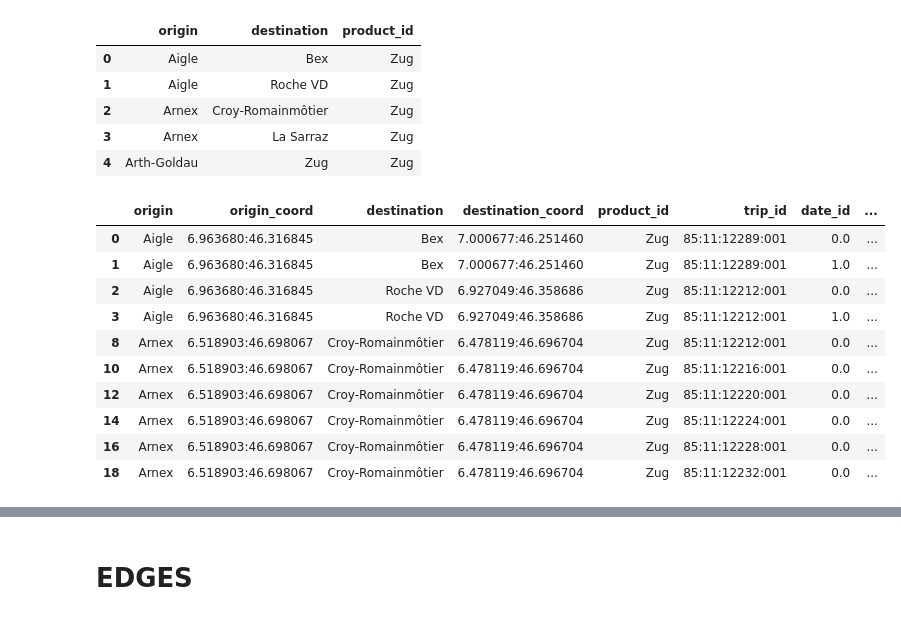
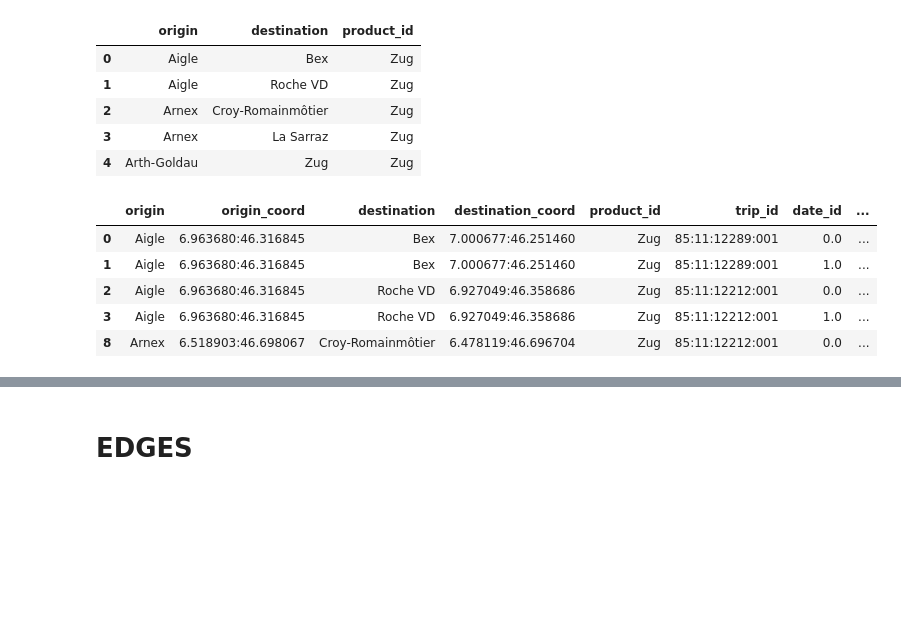
Before and after one commit to mbanga9/DataScience_Labs, a Jupyter notebook: Final-Project-2.ipynb, the cells around one changed output, grey strips where cells are left out. Drawn from its saved outputs; the diff is of its cells as text; code cells hidden in the pictures; blank space fills up the shorter version.

```diff
--- a/Final-Project-2.ipynb
+++ b/Final-Project-2.ipynb
@@ -6,7 +41,7 @@
 ### Load the data published by the Open Data Platform Swiss Public Transport (https://opentransportdata.swiss).
 # %%
 #path on my computer of the files.
-path = "2017-09-test/*.csv"
+path = "2017-09/*.csv"
 # %%
 #useful list
 data = []
@@ -188,7 +217,7 @@ df_schedules.to_pickle('df_schedules')
 # %% [markdown]
 # SCHEDULES
 # %%
-df_partial_schedules = edges.partial_schedules(visu_trips.reset_index())
+df_partial_schedules = schedules.partial_schedules(visu_trips.reset_index())
 # %%
 df_partial_schedules.head()
 # %% [output]
@@ -199,21 +228,16 @@ df_partial_schedules.head()
 | 3 | Arnex | La Sarraz | Zug |
 | 4 | Arth-Goldau | Zug | Zug |
 # %%
-df_schedules = edges.schedules(info_trips.reset_index(), df_partial_schedules)
+df_schedules = schedules.schedules(info_trips.reset_index(), df_partial_schedules)
 # %%
-df_schedules.head(10)
+df_schedules.head()
 # %% [output]
 |  | origin | origin_coord | destination | destination_coord | product_id | trip_id | date_id | ... |
 | 0 | Aigle | 6.963680:46.316845 | Bex | 7.000677:46.251460 | Zug | 85:11:12289:001 | 0.0 | ... |
 | 1 | Aigle | 6.963680:46.316845 | Bex | 7.000677:46.251460 | Zug | 85:11:12289:001 | 1.0 | ... |
 | 2 | Aigle | 6.963680:46.316845 | Roche VD | 6.927049:46.358686 | Zug | 85:11:12212:001 | 0.0 | ... |
 | 3 | Aigle | 6.963680:46.316845 | Roche VD | 6.927049:46.358686 | Zug | 85:11:12212:001 | 1.0 | ... |
 | 8 | Arnex | 6.518903:46.698067 | Croy-Romainmôtier | 6.478119:46.696704 | Zug | 85:11:12212:001 | 0.0 | ... |
-| 10 | Arnex | 6.518903:46.698067 | Croy-Romainmôtier | 6.478119:46.696704 | Zug | 85:11:12216:001 | 0.0 | ... |
-| 12 | Arnex | 6.518903:46.698067 | Croy-Romainmôtier | 6.478119:46.696704 | Zug | 85:11:12220:001 | 0.0 | ... |
-| 14 | Arnex | 6.518903:46.698067 | Croy-Romainmôtier | 6.478119:46.696704 | Zug | 85:11:12224:001 | 0.0 | ... |
-| 16 | Arnex | 6.518903:46.698067 | Croy-Romainmôtier | 6.478119:46.696704 | Zug | 85:11:12228:001 | 0.0 | ... |
-| 18 | Arnex | 6.518903:46.698067 | Croy-Romainmôtier | 6.478119:46.696704 | Zug | 85:11:12232:001 | 0.0 | ... |
 # %%
 df_schedules_viz = df_schedules
 df_schedules_viz = df_schedules_viz.set_index(['origin', 'origin_coord', 'destination', 'destination_coord', 'product_id'])
```
Also changed, not shown: parts of 22 cells of this notebook, 19 other files.
